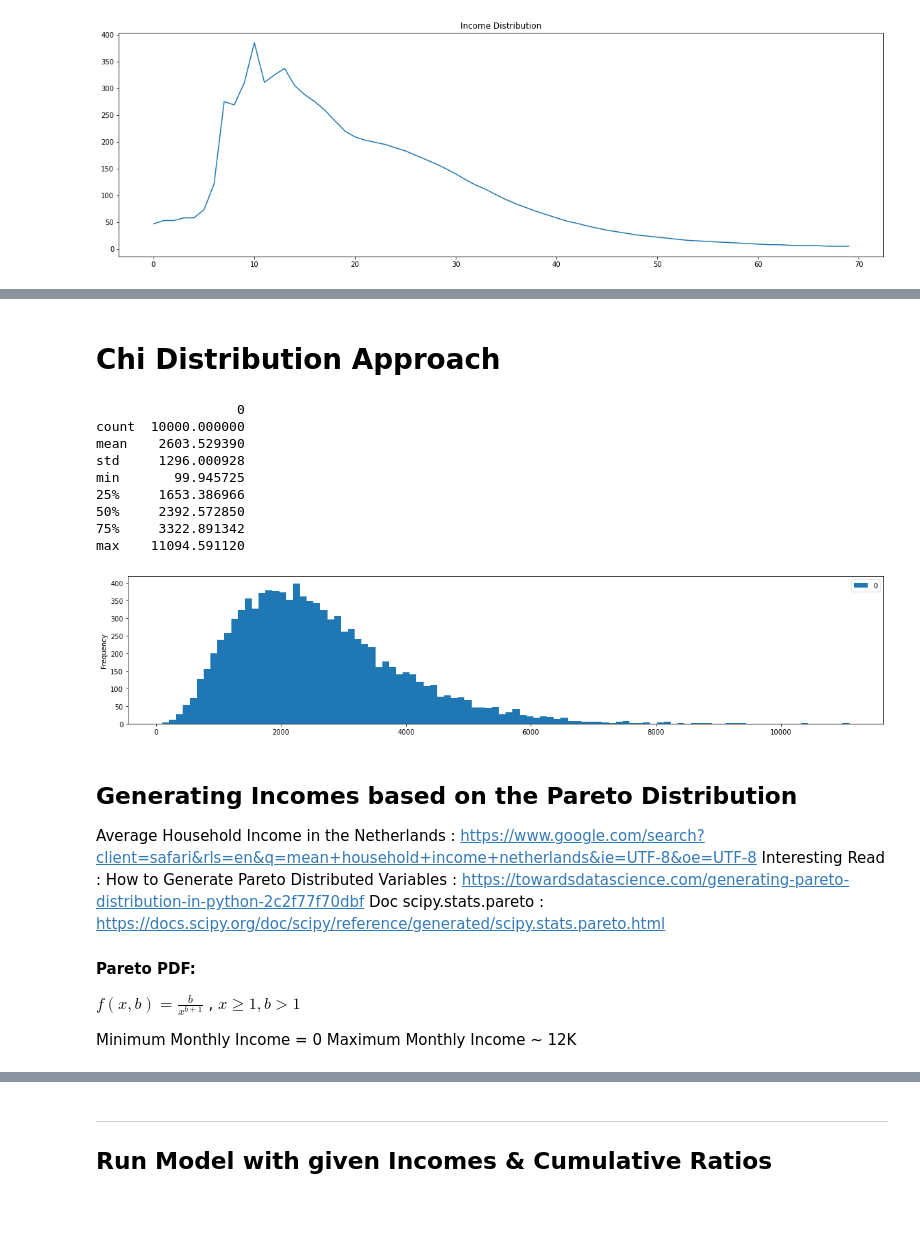
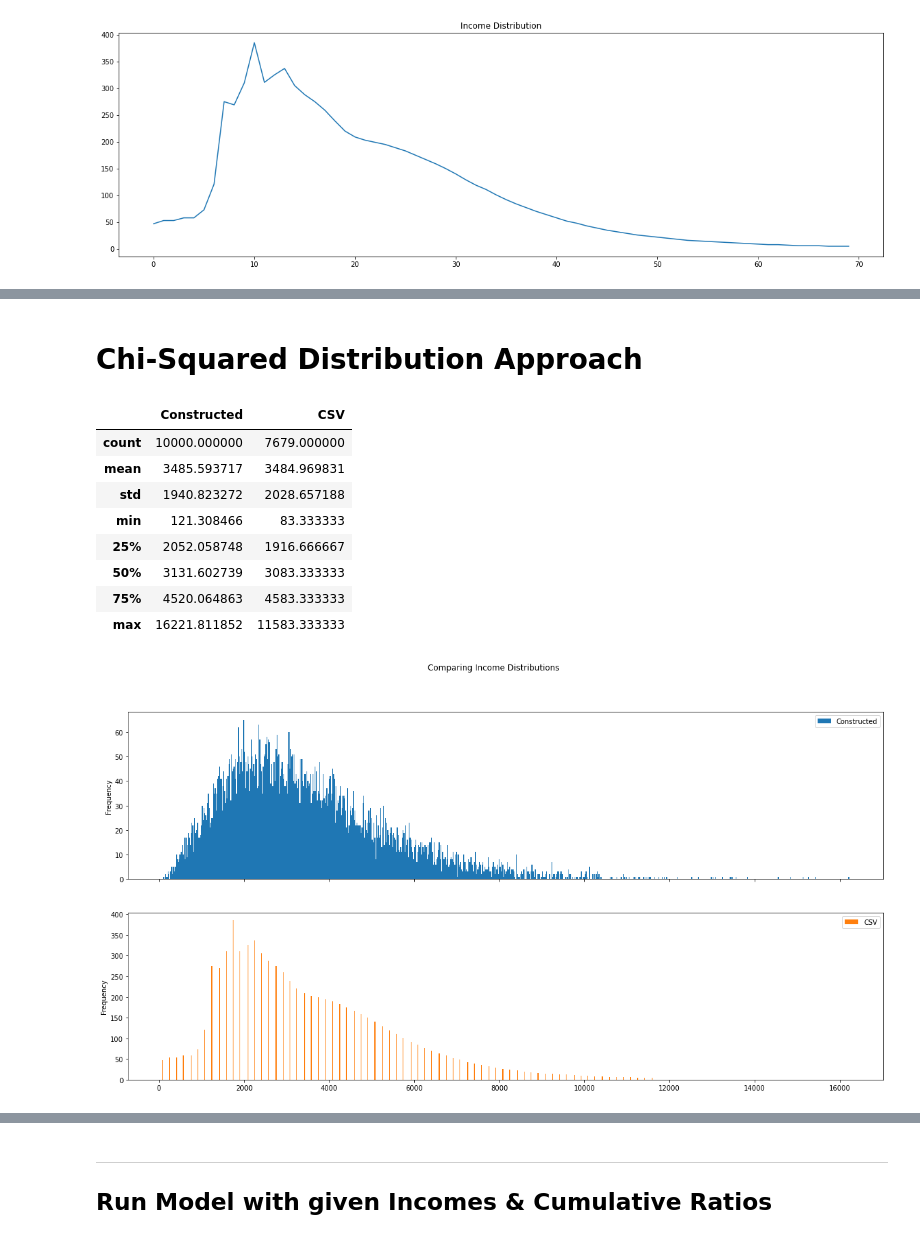
Before and after one commit to Caesar-blip/ABM, a Jupyter notebook: Income Distribution.ipynb, the cells around one changed output, grey strips where cells are left out. Cells and saved outputs as stored; diff of their text form; code cells hidden in the pictures; blank space fills up the shorter version.

Commit message:
- commit 004 - finished income distribution

```diff
--- a/Income Distribution.ipynb
+++ b/Income Distribution.ipynb
@@ -47,0 +40,13 @@ print(f'Maximum Monthly Income = {m_incomes.Income1.max()}')
+# %%
+""" Convert to individual Data """
+r_incomes = np.array(r_incomes, dtype=int)
+data = []
+for row in r_incomes:
+    for _ in range(row[2]):
+        data.append( np.mean([row[1], row[0]]) * 1000 /12 )
+
+
+""" Analysing Income Data """
+data_df = pd.DataFrame(data, columns=['Income_M'])
+data_df.plot.hist(bins=70, figsize=(20,4), title="Data from CSV", grid=True)
+data_df.describe()
@@ -48,40 +64,34 @@ print(f'Maximum Monthly Income = {m_incomes.Income1.max()}')
 # %% [markdown]
-# Chi Distribution Approach
+# Chi-Squared Distribution Approach
 # %%
-parameter = 8
-cd = scipy.random.chisquare(parameter, size=10_000)
+combined_df = pd.DataFrame()
+
+parameter   = 6.5
+size        = 10_000
+cd = scipy.random.chisquare(parameter, size=size)
 
 """ Scale for Std """
 cd = cd / (2*parameter)**1/2
 
-""" Since Values are now between (0,1) multiply by x, so mean ~= 2600 """
+""" Adjust Mean so ~= 2600 """
 mean_chi = parameter / (2*parameter)**1/2
-cd = cd * (2600 / mean_chi)
+cd = cd * (3484 / mean_chi)
+combined_df['Constructed'] = np.sort(cd)
+combined_df['CSV'] = data_df.Income_M
 
-cdf = pd.DataFrame(np.sort(cd))
-cdf.plot.hist(bins=100, figsize=(20,4))
-print(cdf.describe())
-# for percentile in range(11):
-    # print(f' Percentile ({percentile*10}) = {cdf.quantile(percentile/10).values}')
+""" Plot Both Distributions """
+combined_df.plot.hist(bins=800, figsize=(20,10), title="Comparing Income Distributions", subplots=True)
+
+""" Describe Combined """
+combined_df.describe()
 # %% [output]
-                  0
-count  10000.000000
-mean    2603.529390
-std     1296.000928
-min       99.945725
-25%     1653.386966
-50%     2392.572850
-75%     3322.891342
-max    11094.591120
+|  | Constructed | CSV |
+| count | 10000.000000 | 7679.000000 |
+| mean | 3485.593717 | 3484.969831 |
+| std | 1940.823272 | 2028.657188 |
+| min | 121.308466 | 83.333333 |
+| 25% | 2052.058748 | 1916.666667 |
+| 50% | 3131.602739 | 3083.333333 |
+| 75% | 4520.064863 | 4583.333333 |
+| max | 16221.811852 | 11583.333333 |
-[figure, old version]
+[figure, new version]
-# %% [markdown]
-## Generating Incomes based on the Pareto Distribution
-Average Household Income in the Netherlands : https://www.google.com/search?client=safari&rls=en&q=mean+household+income+netherlands&ie=UTF-8&oe=UTF-8
-Interesting Read : How to Generate Pareto Distributed Variables : https://towardsdatascience.com/generating-pareto-distribution-in-python-2c2f77f70dbf
-Doc scipy.stats.pareto : https://docs.scipy.org/doc/scipy/reference/generated/scipy.stats.pareto.html
-#### Pareto PDF:
-
-$ f(x, b) = \frac{b}{x^{b+1}}$ , $x \geq 1,  b > 1 $
-
-Minimum Monthly Income = 0
-Maximum Monthly Income ~ 12K
```
Also changed, not shown: parts of 28 cells of this notebook.
